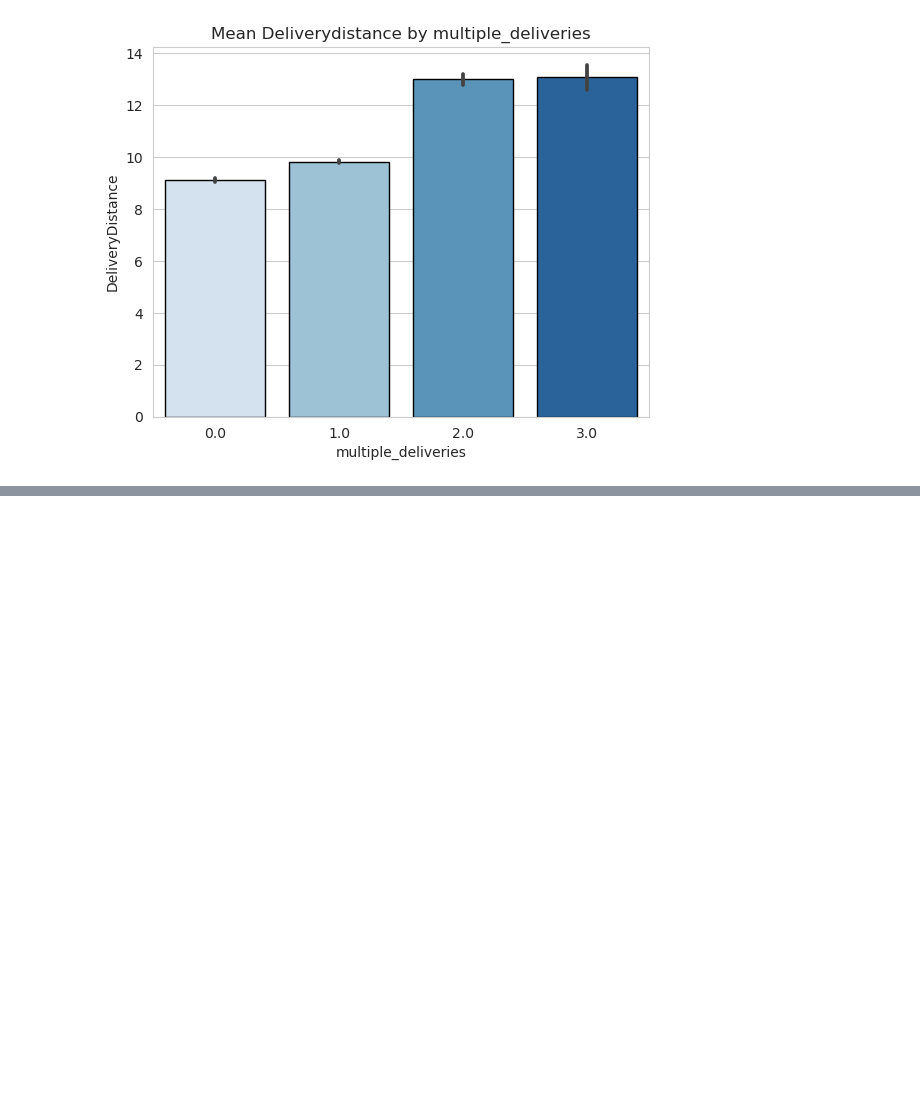
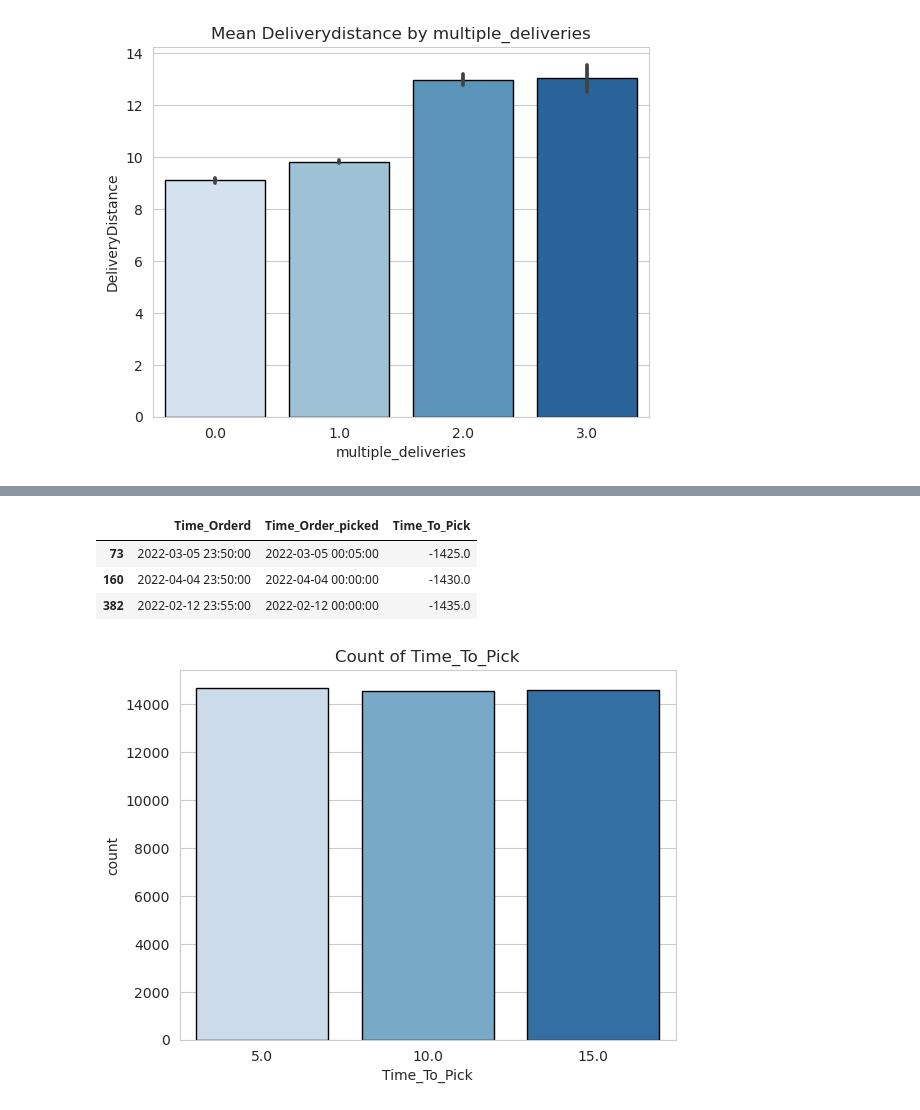
Before and after one commit to liamarguedas/uber-eats-delivery-time, a Jupyter notebook: notebooks/analyze-and-explore-data.ipynb, the cells around one changed output, grey strips where cells are left out. Drawn from its saved outputs; the diff is of its cells as text; code cells hidden in the pictures; blank space fills up the shorter version.

```diff
--- a/notebooks/analyze-and-explore-data.ipynb
+++ b/notebooks/analyze-and-explore-data.ipynb
@@ -604,0 +645,17 @@ Text(0.5, 1.0, 'Distance vs. multiple_deliveries relationship')
+# %%
+pd.concat([data[data['Time_To_Pick'] == -1425.0][['Time_Orderd', 'Time_Order_picked', 'Time_To_Pick']].head(1),
+           data[data['Time_To_Pick'] ==  -1430.0][['Time_Orderd', 'Time_Order_picked', 'Time_To_Pick']].head(1),
+           data[data['Time_To_Pick'] ==  -1435.0][['Time_Orderd', 'Time_Order_picked', 'Time_To_Pick']].head(1)])
+# %% [output]
+|  | Time_Orderd | Time_Order_picked | Time_To_Pick |
+| 73 | 2022-03-05 23:50:00 | 2022-03-05 00:05:00 | -1425.0 |
+| 160 | 2022-04-04 23:50:00 | 2022-04-04 00:00:00 | -1430.0 |
+| 382 | 2022-02-12 23:55:00 | 2022-02-12 00:00:00 | -1435.0 |
+# %%
+data['Time_To_Pick'] = data['Time_To_Pick'].apply(
+    lambda value: value if value not in [-1425.0, -1430.0, -1435.0] else 15.0 if value == -1425.0 else 10.0 if value == -1430.0 else 5.0)
+# %%
+sns.countplot(data = data, x = 'Time_To_Pick', palette = 'Blues', edgecolor = 'k')
+plt.title('Count of Time_To_Pick');
+# %% [output]
+[figure, added]
```
Also changed, not shown: parts of 18 cells of this notebook, 1 other file.
